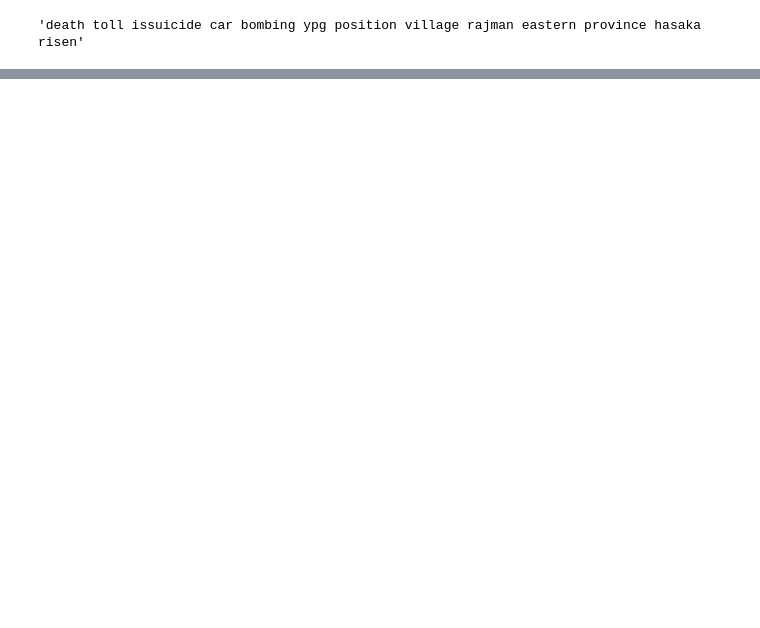
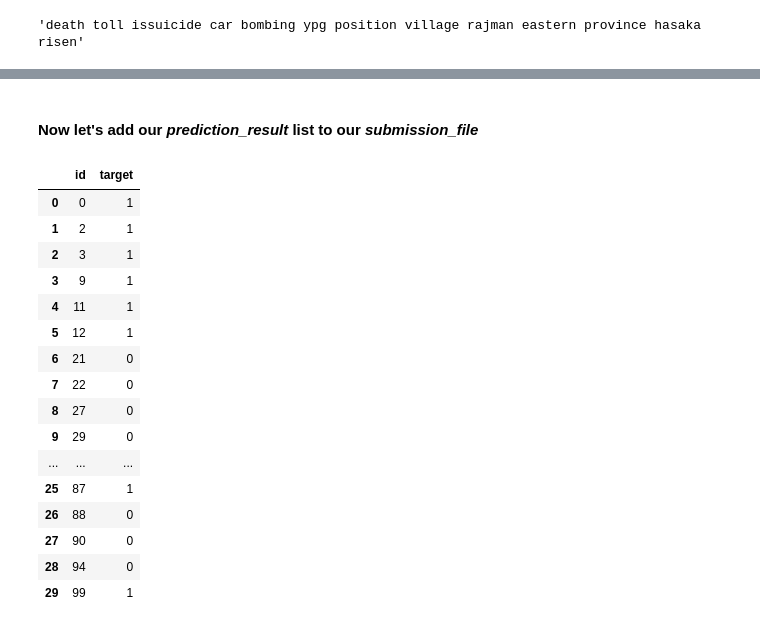
Before and after one commit to amine-elghazali/DeepLearning_RNN_LSTM, a Jupyter notebook: PROJET_AACHAK_DL_RNN.ipynb, the cells around one changed output, grey strips where cells are left out. Drawn from its saved outputs; the diff is of its cells as text; code cells hidden in the pictures; blank space fills up the shorter version.

```diff
--- a/PROJET_AACHAK_DL_RNN.ipynb
+++ b/PROJET_AACHAK_DL_RNN.ipynb
@@ -1028,0 +1071,2 @@ array([[0.9431751 ],
+# %% [markdown]
+#### **Now let's add our *prediction_result* list to our *submission_file***
@@ -1028,0 +1075,20 @@ array([[0.9431751 ],
+# %%
+submission_file.head(30)
+# %% [output]
+|  | id | target |
+| 0 | 0 | 1 |
+| 1 | 2 | 1 |
+| 2 | 3 | 1 |
+| 3 | 9 | 1 |
+| 4 | 11 | 1 |
+| 5 | 12 | 1 |
+| 6 | 21 | 0 |
+| 7 | 22 | 0 |
+| 8 | 27 | 0 |
+| 9 | 29 | 0 |
+| ... | ... | ... |
+| 25 | 87 | 1 |
+| 26 | 88 | 0 |
+| 27 | 90 | 0 |
+| 28 | 94 | 0 |
+| 29 | 99 | 1 |
```
Also changed, not shown: parts of 15 cells of this notebook, 1 other file.
